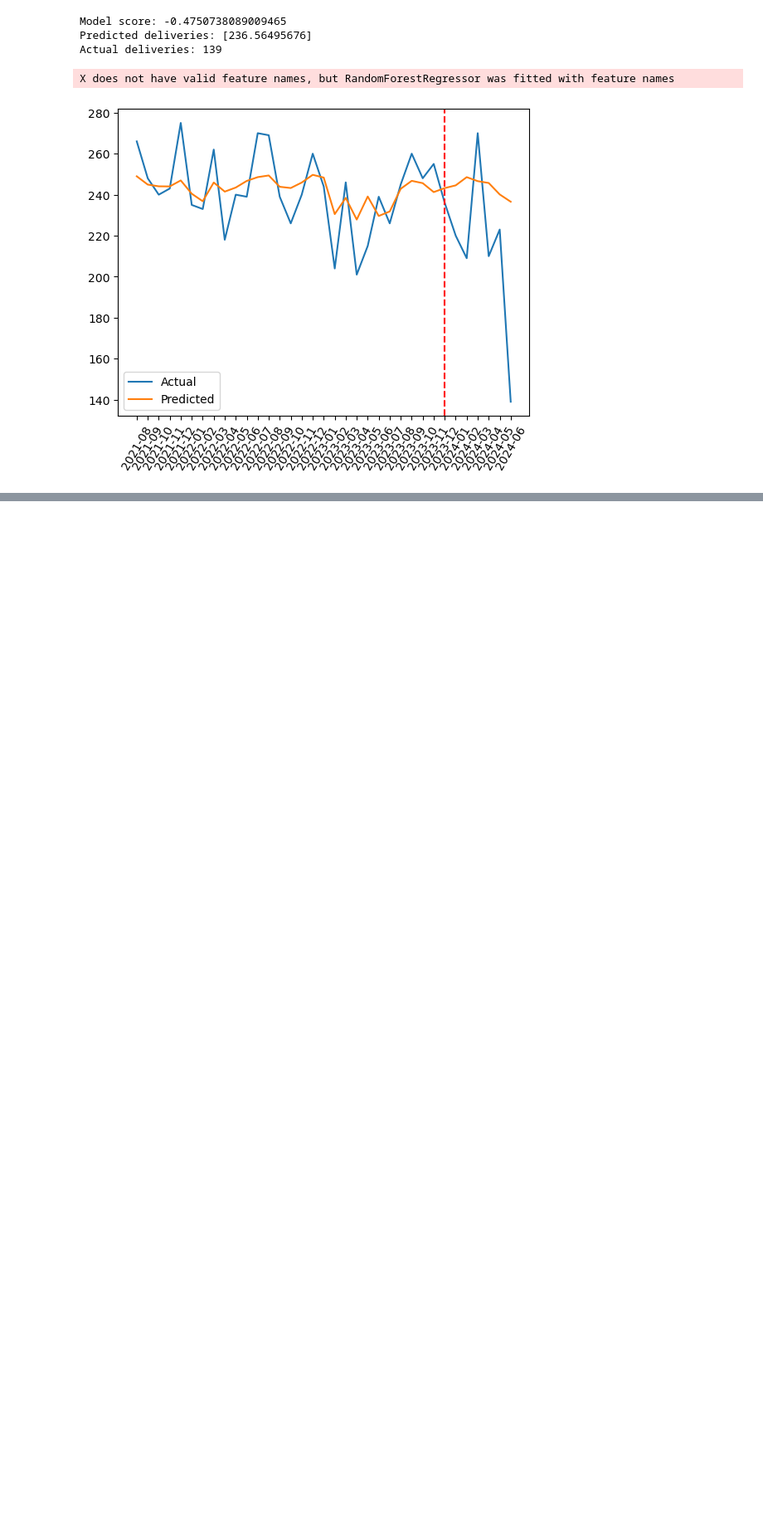
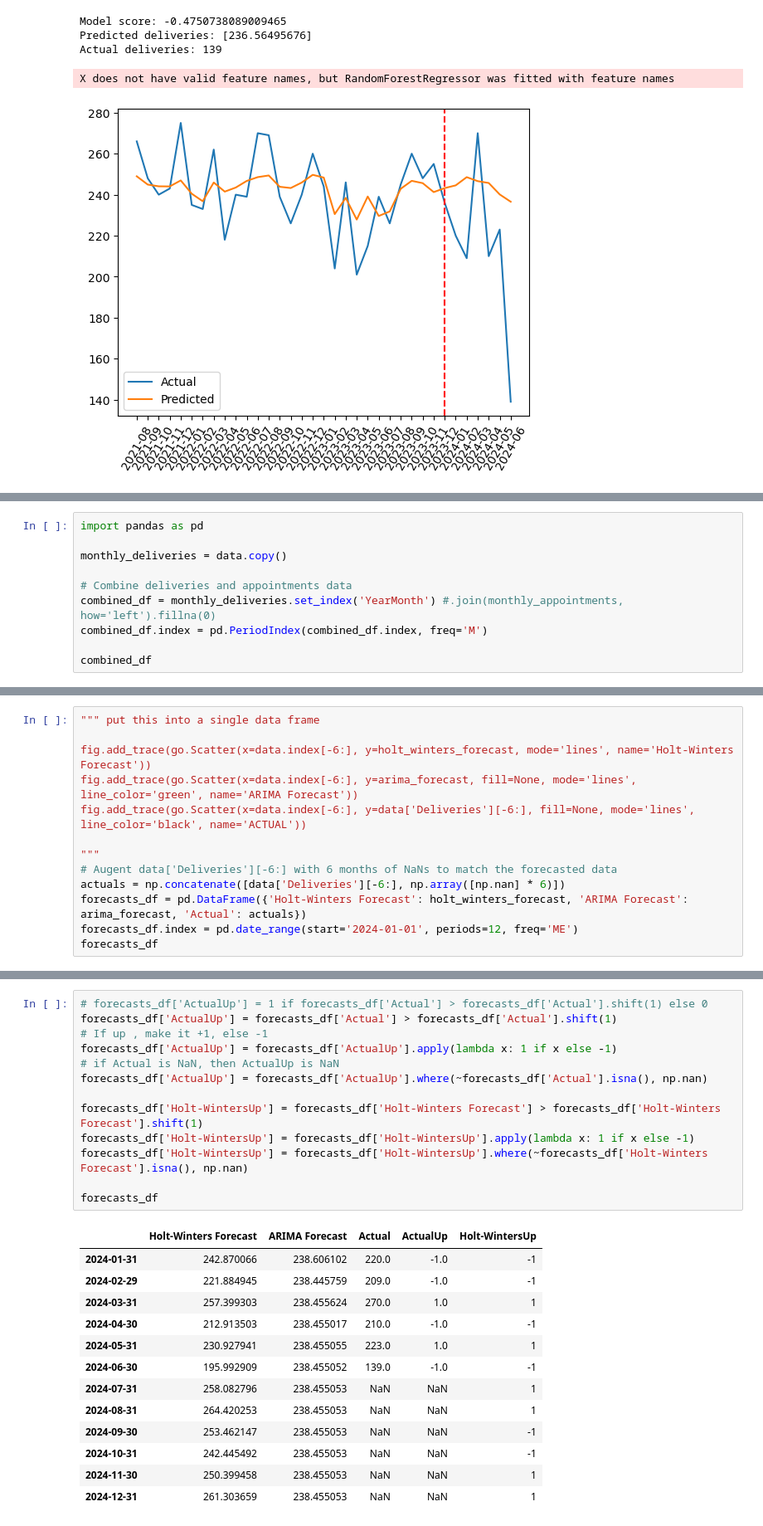
Before and after one commit to menonpg/CMU_PGSS_2024, a Jupyter notebook: L7-7192024/VisualizeTimeSeries.ipynb, the cells around one changed output, grey strips where cells are left out. Shown at 83% size. Cells and saved outputs as stored; diff of their text form; blank space fills up the shorter version.

```diff
--- a/L7-7192024/VisualizeTimeSeries.ipynb
+++ b/L7-7192024/VisualizeTimeSeries.ipynb
@@ -146,0 +149,10 @@ X does not have valid feature names, but RandomForestRegressor was fitted with f
+# %%
+import pandas as pd
+
+monthly_deliveries = data.copy()
+
+# Combine deliveries and appointments data
+combined_df = monthly_deliveries.set_index('YearMonth') #.join(monthly_appointments, how='left').fillna(0)
+combined_df.index = pd.PeriodIndex(combined_df.index, freq='M')
+
+combined_df
@@ -146,0 +233,13 @@ X does not have valid feature names, but RandomForestRegressor was fitted with f
+# %%
+""" put this into a single data frame
+
+fig.add_trace(go.Scatter(x=data.index[-6:], y=holt_winters_forecast, mode='lines', name='Holt-Winters Forecast'))
+fig.add_trace(go.Scatter(x=data.index[-6:], y=arima_forecast, fill=None, mode='lines', line_color='green', name='ARIMA Forecast'))
+fig.add_trace(go.Scatter(x=data.index[-6:], y=data['Deliveries'][-6:], fill=None, mode='lines', line_color='black', name='ACTUAL'))
+
+"""
+# Augent data['Deliveries'][-6:] with 6 months of NaNs to match the forecasted data
+actuals = np.concatenate([data['Deliveries'][-6:], np.array([np.nan] * 6)])
+forecasts_df = pd.DataFrame({'Holt-Winters Forecast': holt_winters_forecast, 'ARIMA Forecast': arima_forecast, 'Actual': actuals})
+forecasts_df.index = pd.date_range(start='2024-01-01', periods=12, freq='ME')
+forecasts_df
@@ -146,0 +260,27 @@ X does not have valid feature names, but RandomForestRegressor was fitted with f
+# %%
+# forecasts_df['ActualUp'] = 1 if forecasts_df['Actual'] > forecasts_df['Actual'].shift(1) else 0
+forecasts_df['ActualUp'] = forecasts_df['Actual'] > forecasts_df['Actual'].shift(1)
+# If up , make it +1, else -1
+forecasts_df['ActualUp'] = forecasts_df['ActualUp'].apply(lambda x: 1 if x else -1)
+# if Actual is NaN, then ActualUp is NaN
+forecasts_df['ActualUp'] = forecasts_df['ActualUp'].where(~forecasts_df['Actual'].isna(), np.nan)
+
+forecasts_df['Holt-WintersUp'] = forecasts_df['Holt-Winters Forecast'] > forecasts_df['Holt-Winters Forecast'].shift(1)
+forecasts_df['Holt-WintersUp'] = forecasts_df['Holt-WintersUp'].apply(lambda x: 1 if x else -1)
+forecasts_df['Holt-WintersUp'] = forecasts_df['Holt-WintersUp'].where(~forecasts_df['Holt-Winters Forecast'].isna(), np.nan)
+
+forecasts_df
+# %% [output]
+|  | Holt-Winters Forecast | ARIMA Forecast | Actual | ActualUp | Holt-WintersUp |
+| 2024-01-31 | 242.870066 | 238.606102 | 220.0 | -1.0 | -1 |
+| 2024-02-29 | 221.884945 | 238.445759 | 209.0 | -1.0 | -1 |
+| 2024-03-31 | 257.399303 | 238.455624 | 270.0 | 1.0 | 1 |
+| 2024-04-30 | 212.913503 | 238.455017 | 210.0 | -1.0 | -1 |
+| 2024-05-31 | 230.927941 | 238.455055 | 223.0 | 1.0 | 1 |
+| 2024-06-30 | 195.992909 | 238.455052 | 139.0 | -1.0 | -1 |
+| 2024-07-31 | 258.082796 | 238.455053 | NaN | NaN | 1 |
+| 2024-08-31 | 264.420253 | 238.455053 | NaN | NaN | 1 |
+| 2024-09-30 | 253.462147 | 238.455053 | NaN | NaN | -1 |
+| 2024-10-31 | 242.445492 | 238.455053 | NaN | NaN | -1 |
+| 2024-11-30 | 250.399458 | 238.455053 | NaN | NaN | 1 |
+| 2024-12-31 | 261.303659 | 238.455053 | NaN | NaN | 1 |
```
Also changed, not shown: parts of 6 cells of this notebook, 2 other files.
